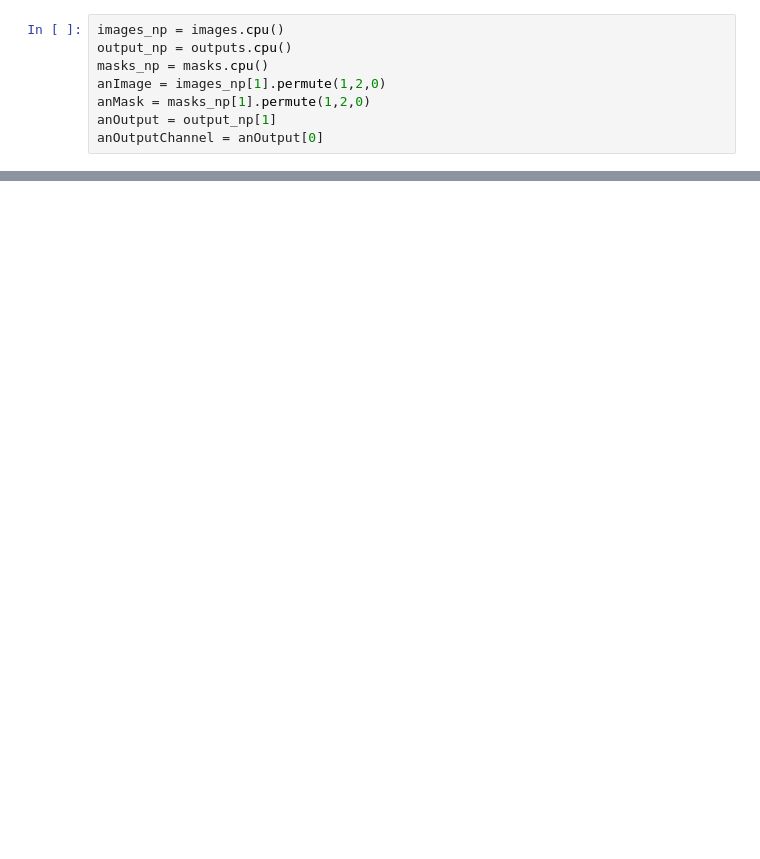
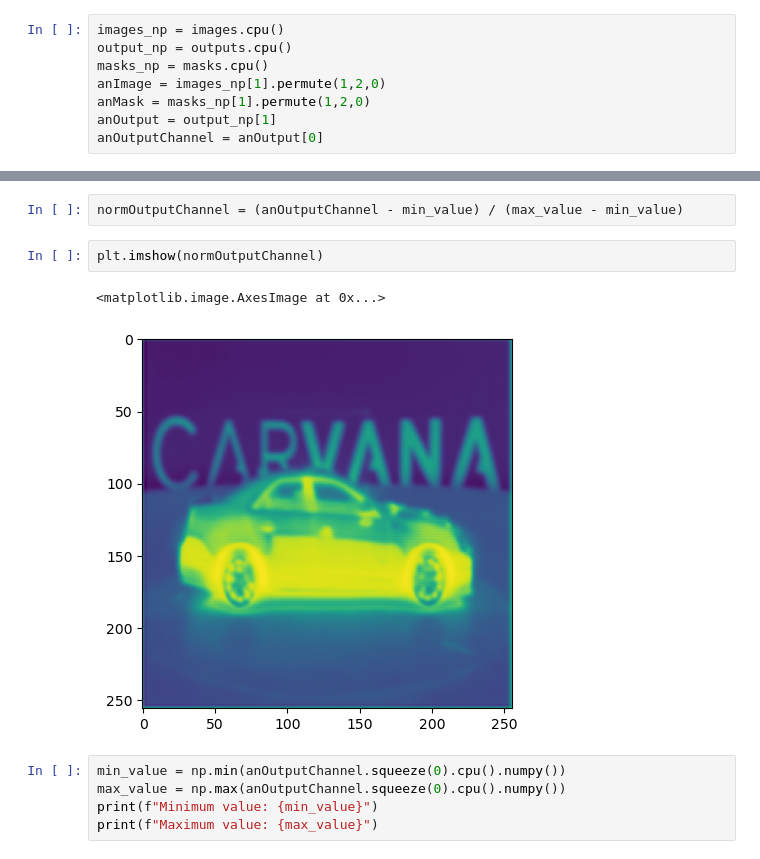
Before and after one commit to SmallChungus1/carImageSegment, a Jupyter notebook: carSegment.ipynb, the cells around one changed output, grey strips where cells are left out. Saved outputs shown, nothing was run; the diff lists cells and outputs as text; blank space fills up the shorter version.

```diff
--- a/carSegment.ipynb
+++ b/carSegment.ipynb
@@ -328,0 +326,12 @@ Maximum value: 1.1254044731049455e-35
+# %%
+normOutputChannel = (anOutputChannel - min_value) / (max_value - min_value)
+# %%
+plt.imshow(normOutputChannel)
+# %% [output]
+<matplotlib.image.AxesImage at 0x...>
+[figure, added]
+# %%
+min_value = np.min(anOutputChannel.squeeze(0).cpu().numpy())
+max_value = np.max(anOutputChannel.squeeze(0).cpu().numpy())
+print(f"Minimum value: {min_value}")
+print(f"Maximum value: {max_value}")
```
Also changed, not shown: parts of 10 cells of this notebook.
